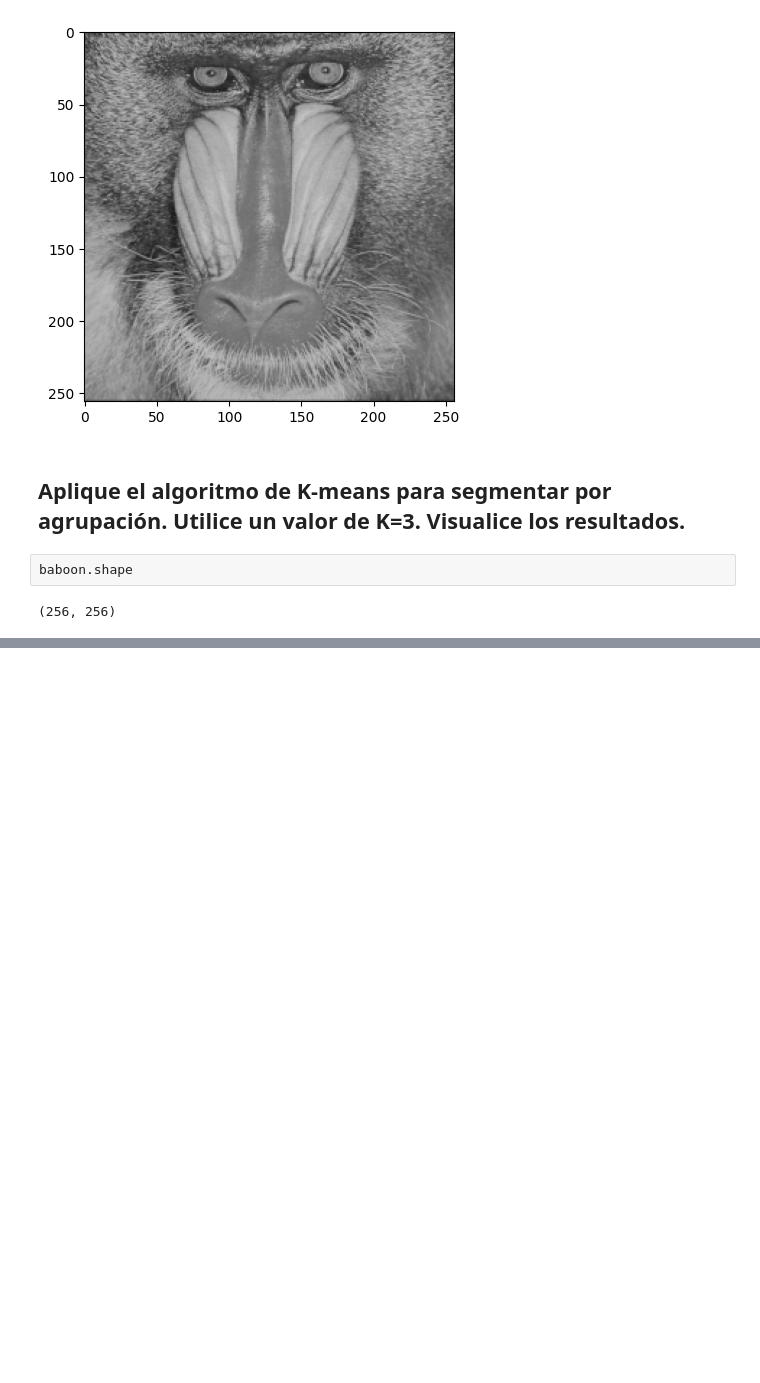
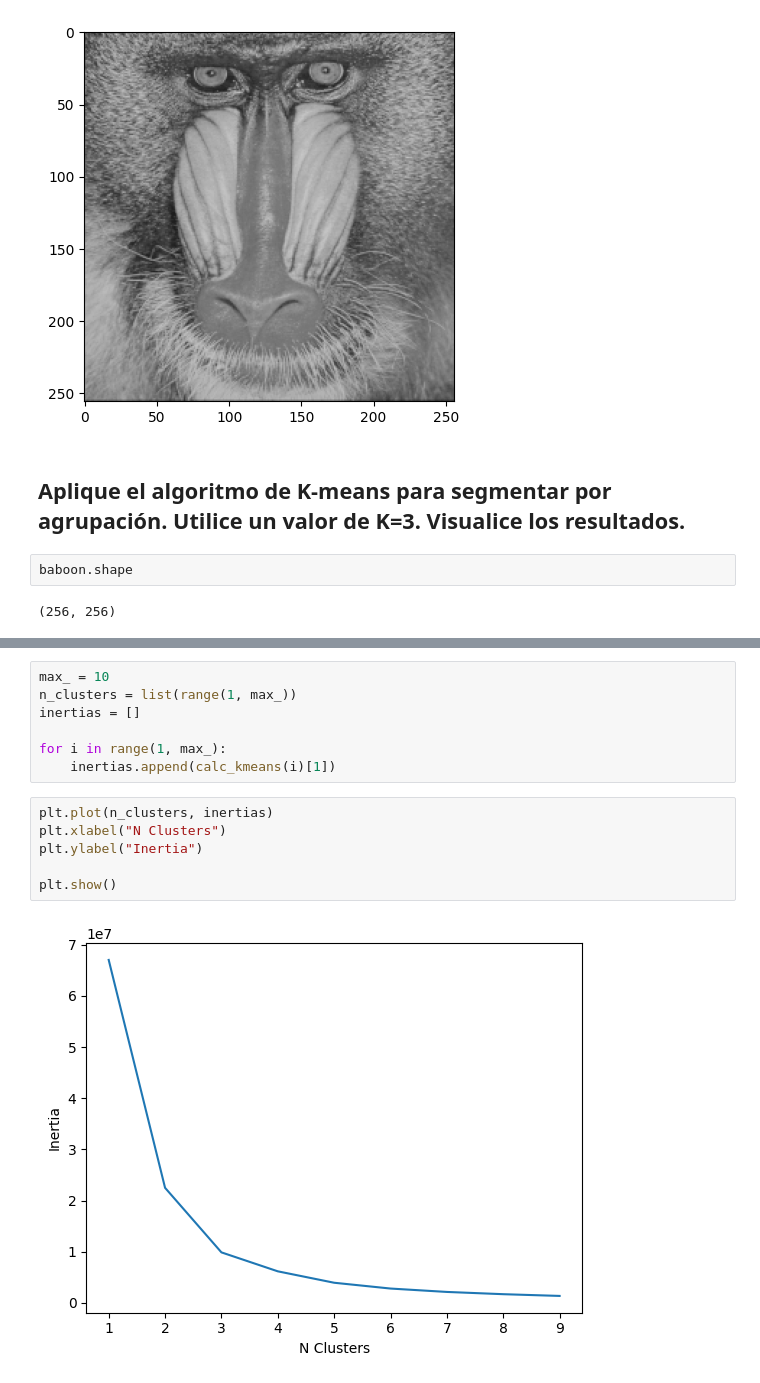
Before and after one commit to pukinidev/TalleresImagenes, a Jupyter notebook: Taller3/Segmentación por agrupación.ipynb, the cells around one changed output, grey strips where cells are left out. Saved outputs shown, nothing was run; the diff lists cells and outputs as text; blank space fills up the shorter version.

```diff
--- a/Taller3/Segmentación por agrupación.ipynb
+++ b/Taller3/Segmentación por agrupación.ipynb
@@ -30,0 +40,15 @@ ValueError: cannot reshape array of size 196608 into shape (256,256,1)
+# %%
+max_ = 10
+n_clusters = list(range(1, max_))
+inertias = []
+
+for i in range(1, max_):
+    inertias.append(calc_kmeans(i)[1])
+# %%
+plt.plot(n_clusters, inertias)
+plt.xlabel("N Clusters")
+plt.ylabel("Inertia")
+
+plt.show()
+# %% [output]
+[figure, added]
```
Also changed, not shown: parts of 15 cells of this notebook.
